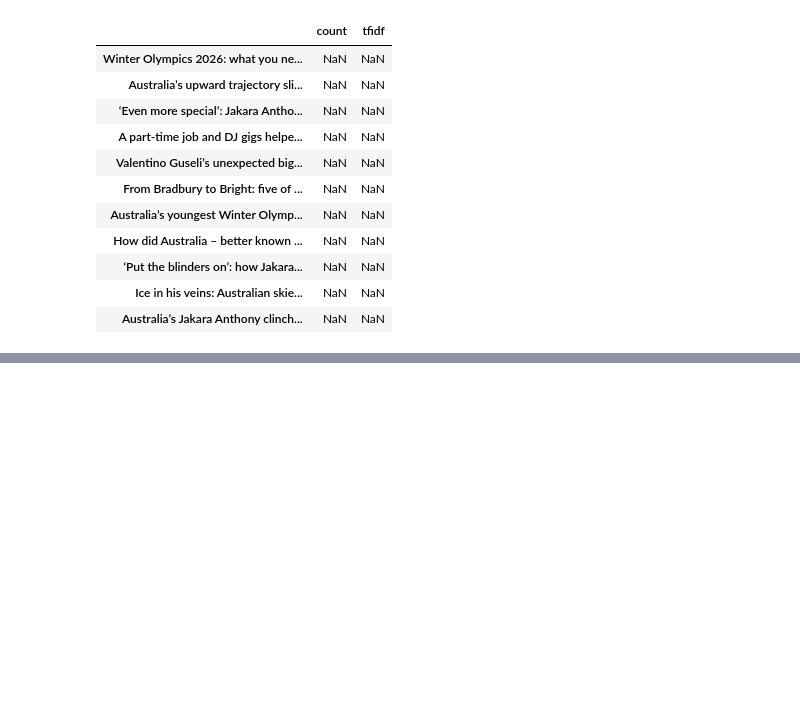
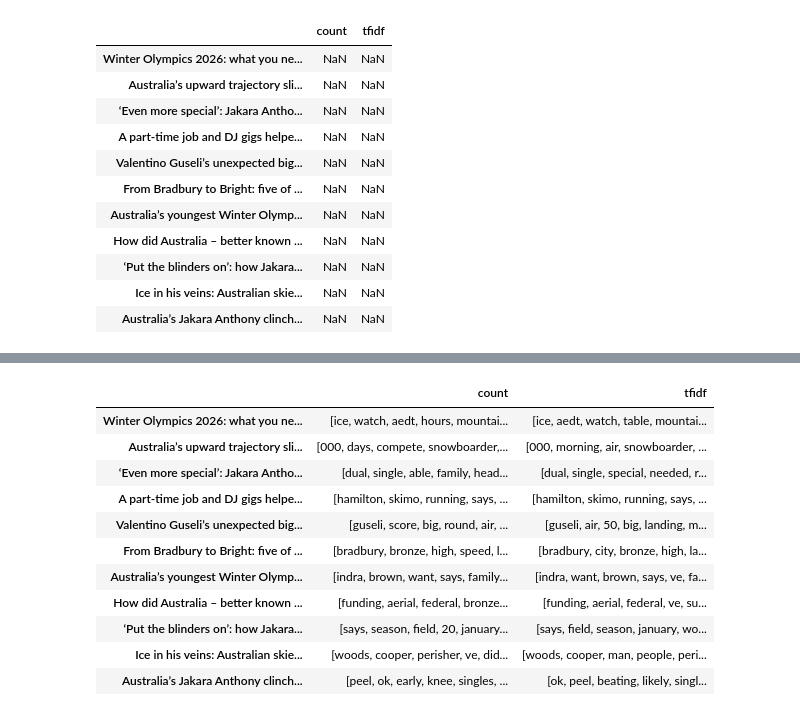
Before and after one commit to marcie-kang/QUT, a Jupyter notebook: Semester 2/IFN619/week4_tutorial.ipynb, the cells around one changed output, grey strips where cells are left out. Saved outputs shown, nothing was run; the diff lists cells and outputs as text; code cells hidden in the pictures; blank space fills up the shorter version.

```diff
--- a/Semester 2/IFN619/week4_tutorial.ipynb
+++ b/Semester 2/IFN619/week4_tutorial.ipynb
@@ -84,0 +125,20 @@ count_dt_matrix = count_vectorizer.fit_transform(articles_filtered.values())
+# %%
+#For each doc, get the 10 columns with the largest counts
+for idx in terms_df.index:
+    counts = dict(count_df.loc[idx].sort_values(ascending = False).head(10))
+    terms_df.at[idx, "count"] = list(counts.keys())
+
+terms_df
+# %% [output]
+|  | count | tfidf |
+| Winter Olympics 2026: what you ne... | [ice, watch, aedt, hours, mountai... | [ice, aedt, watch, table, mountai... |
+| Australia’s upward trajectory sli... | [000, days, compete, snowboarder,... | [000, morning, air, snowboarder, ... |
+| ‘Even more special’: Jakara Antho... | [dual, single, able, family, head... | [dual, single, special, needed, r... |
+| A part-time job and DJ gigs helpe... | [hamilton, skimo, running, says, ... | [hamilton, skimo, running, says, ... |
+| Valentino Guseli’s unexpected big... | [guseli, score, big, round, air, ... | [guseli, air, 50, big, landing, m... |
+| From Bradbury to Bright: five of ... | [bradbury, bronze, high, speed, l... | [bradbury, city, bronze, high, la... |
+| Australia’s youngest Winter Olymp... | [indra, brown, want, says, family... | [indra, want, brown, says, ve, fa... |
+| How did Australia – better known ... | [funding, aerial, federal, bronze... | [funding, aerial, federal, ve, su... |
+| ‘Put the blinders on’: how Jakara... | [says, season, field, 20, january... | [says, field, season, january, wo... |
+| Ice in his veins: Australian skie... | [woods, cooper, perisher, ve, did... | [woods, cooper, man, people, peri... |
+| Australia’s Jakara Anthony clinch... | [peel, ok, early, knee, singles, ... | [ok, peel, beating, likely, singl... |
```
Also changed, not shown: parts of 8 cells of this notebook, 5 other files.
